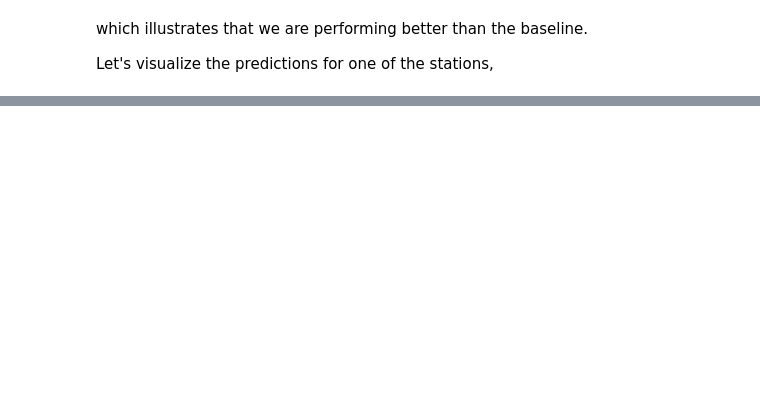
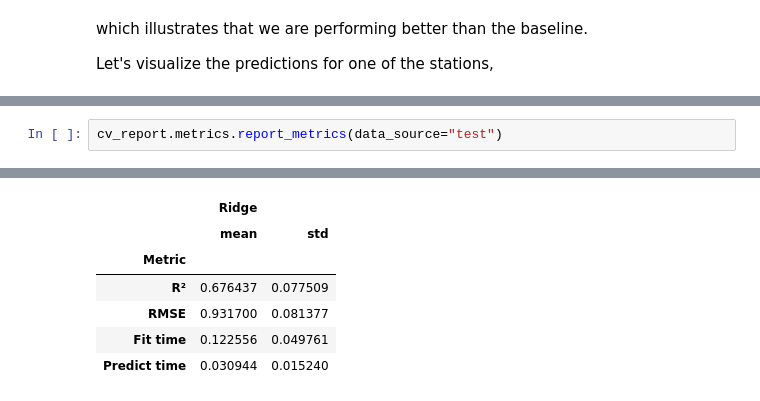
Before and after one commit to ramp-kits/bike_counters_skore, a Jupyter notebook: bike_counters_starting_kit.ipynb, the cells around one changed output, grey strips where cells are left out. Saved outputs shown, nothing was run; the diff lists cells and outputs as text; blank space fills up the shorter version.

```diff
--- a/bike_counters_starting_kit.ipynb
+++ b/bike_counters_starting_kit.ipynb
@@ -278,0 +446,3 @@ print(f"RMSE (all folds): {-scores.mean():.3} ± {(-scores).std():.3}")
+# %%
+cv_report.metrics.report_metrics(data_source="test")
+# %% [output]
@@ -278,0 +451,7 @@ print(f"RMSE (all folds): {-scores.mean():.3} ± {(-scores).std():.3}")
+|  | Ridge |  |
+|  | mean | std |
+| Metric |  |  |
+| R² | 0.676437 | 0.077509 |
+| RMSE | 0.931700 | 0.081377 |
+| Fit time | 0.122556 | 0.049761 |
+| Predict time | 0.030944 | 0.015240 |
```
Also changed, not shown: parts of 44 cells of this notebook, 1 other file.
